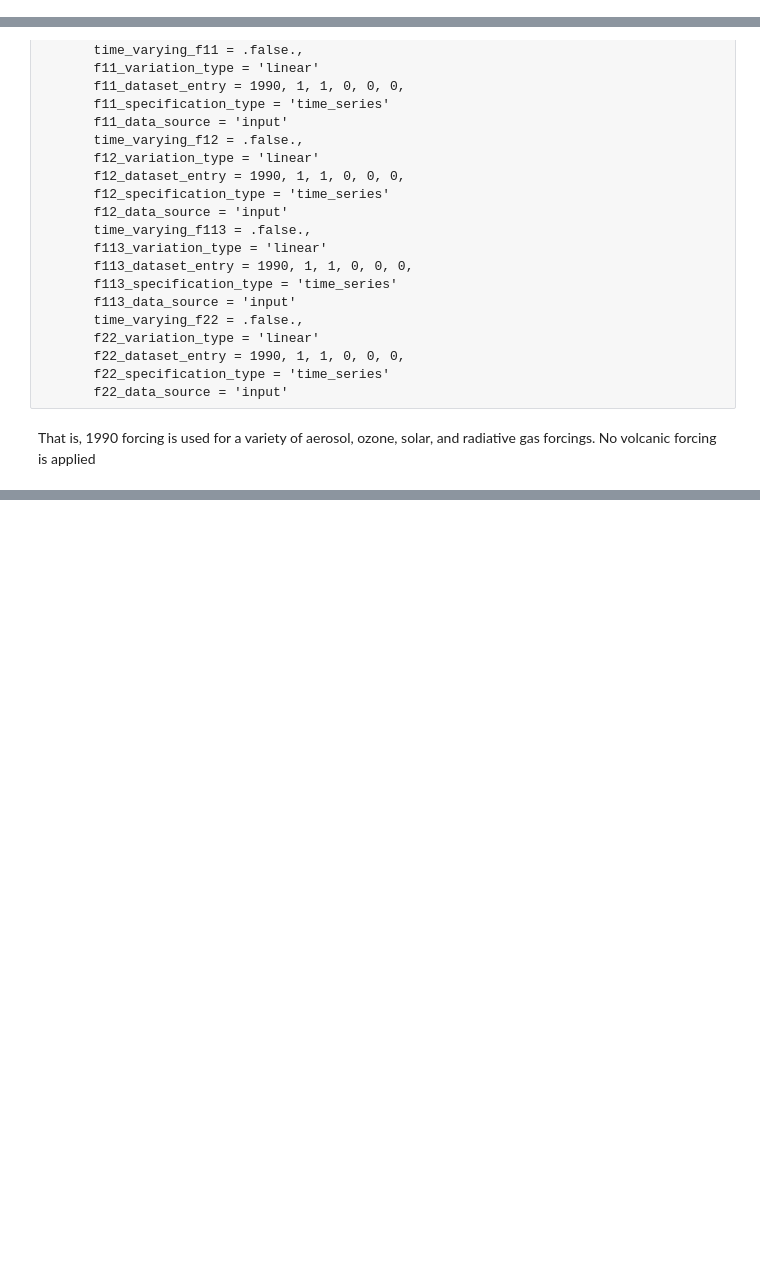
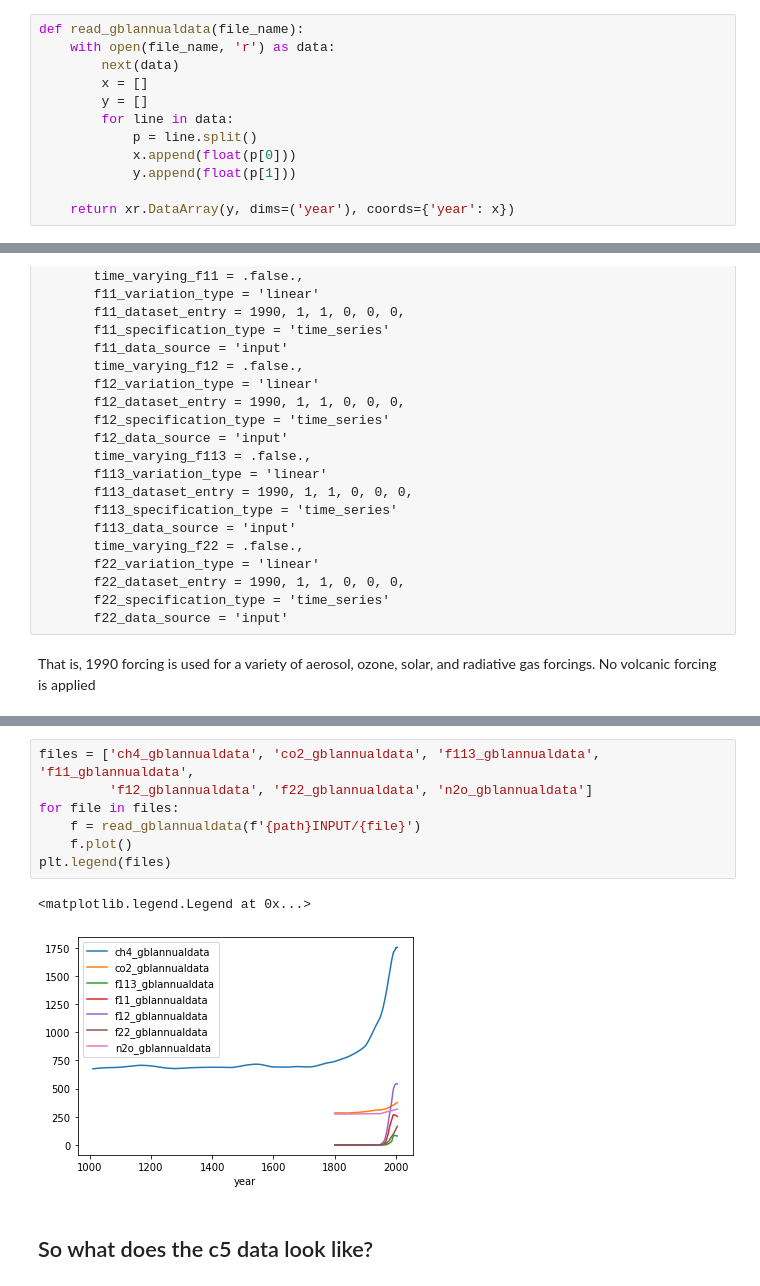
Before and after one commit to dougiesquire/cm-historical, a Jupyter notebook: c5_f6_forcing.ipynb, the cells around one changed output, grey strips where cells are left out. Saved outputs shown, nothing was run; the diff lists cells and outputs as text; blank space fills up the shorter version.

```diff
--- a/c5_f6_forcing.ipynb
+++ b/c5_f6_forcing.ipynb
@@ -8,3 +38,15 @@ import xarray as xr
+# %%
+def read_gblannualdata(file_name):
+    with open(file_name, 'r') as data:
+        next(data)
+        x = []
+        y = []
+        for line in data:
+            p = line.split()
+            x.append(float(p[0]))
+            y.append(float(p[1]))
+
+    return xr.DataArray(y, dims=('year'), coords={'year': x})
 # %% [markdown]
 # Control run 5
 # %% [markdown]
@@ -159,0 +266,12 @@ FileNotFoundError: [Errno 2] No such file or directory: '/g/data/v19/mtc599/ao_a
+# %%
+files = ['ch4_gblannualdata', 'co2_gblannualdata', 'f113_gblannualdata', 'f11_gblannualdata',
+         'f12_gblannualdata', 'f22_gblannualdata', 'n2o_gblannualdata']
+for file in files:
+    f = read_gblannualdata(f'{path}INPUT/{file}')
+    f.plot()
+plt.legend(files)
+# %% [output]
+<matplotlib.legend.Legend at 0x...>
+[figure, added]
+# %% [markdown]
+## So what does the c5 data look like?
```
Also changed, not shown: parts of 24 cells of this notebook, 8 other files.
